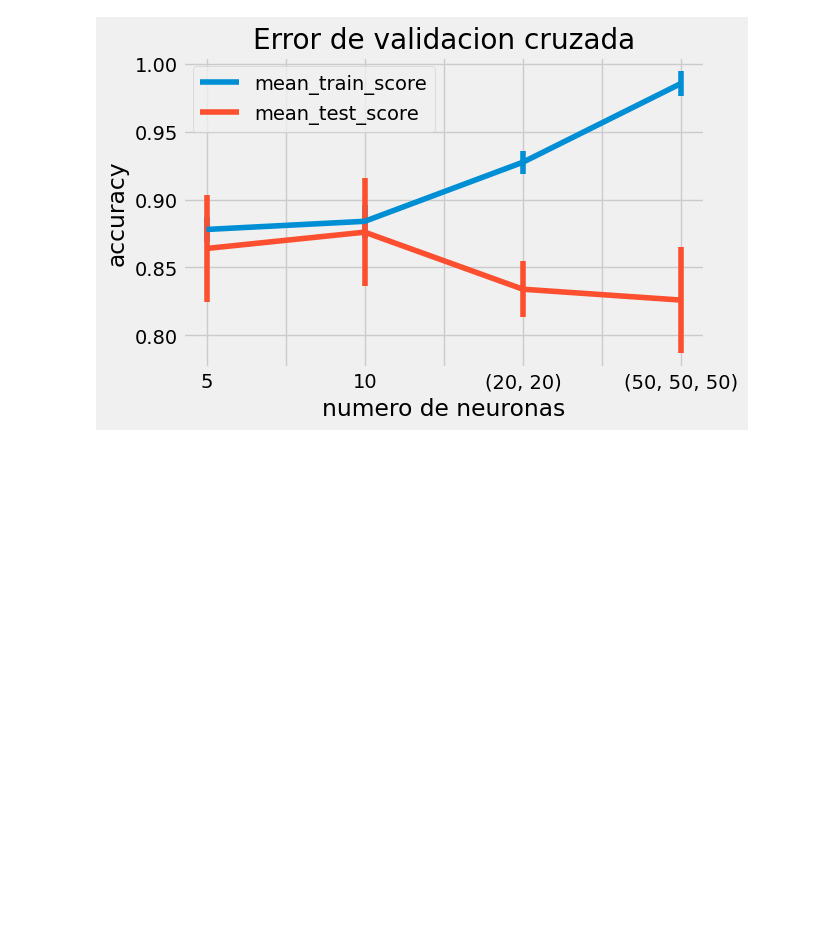
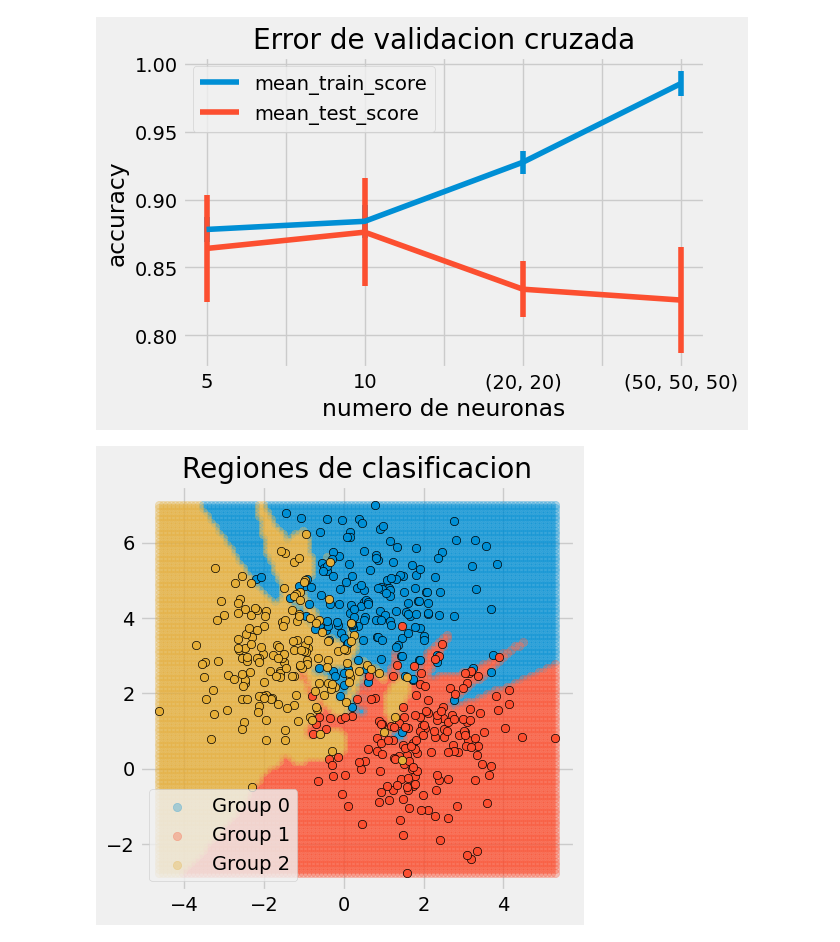
Before and after one commit to Lexie-v2/Goggle-CO, a Jupyter notebook: Lab9_Redes_Neuronales_Vera_V.ipynb, the cells around one changed output. Drawn from its saved outputs; the diff is of its cells as text; code cells hidden in the pictures; blank space fills up the shorter version.

```diff
--- a/Lab9_Redes_Neuronales_Vera_V.ipynb
+++ b/Lab9_Redes_Neuronales_Vera_V.ipynb
@@ -95,7 +95,7 @@ modelo_4 = MLPClassifier(
                random_state = 123
             )
 
-print(modelo_1.fit(X=X, y=y))
+modelo_1.fit(X=X, y=y)
 modelo_2.fit(X=X, y=y)
 modelo_3.fit(X=X, y=y)
 modelo_4.fit(X=X, y=y)
@@ -180,24 +180,60 @@ ax.set_title('Error de validacion cruzada');
 # %% [output]
 [figure]
 # %%
-#Espacio de busueda de cada hiperparametro
+#Espacio de busqueda de cada hiperparametro
 #----------------------------------------------------------------------------------------------------
 param_distributions = {
     'hidden_layer_sizes': [(10), (10, 10), (20, 20,)],
     'alpha': np.logspace(-3, 3, 7),
     'learning_rate_init': [0.001, 0.01, 0.1]
 }
 
 #Busqueda por validacion cruzada
 #----------------------------------------------------------------------------------------------------
 grid = RandomizedSearchCV(
         estimator = MLPClassifier(solver = 'lbfgs', max_iter = 2000),
         param_distributions = param_distributions,
         n_iter = 50, #numero maximo de combnaciones probadas
         scoring    = 'accuracy',
         n_jobs     = multiprocessing.cpu_count() - 1,
         cv         = 3,
         verbose    = 0,
         random_state = 123,
-        refit      = True,
+        return_train_score = True,
 )
+
+grid.fit(X = X, y = y)
+
+#Resultados del grid
+#----------------------------------------------------------------------------------------------------
+resultados = pd.DataFrame(grid.cv_results_)
+resultados.filter(regex = '(param.*|mean_t|std_t)')\
+     .drop(columns = 'params')\
+     .sort_values('mean_test_score', ascending = False)\
+     .head(10)
+
+fig, ax = plt.subplots(1, 1, figsize=(5, 5))
+
+for i in np.unique(predicciones):
+    ax.scatter(
+        x = X_grid[predicciones == i, 0],
+        y = X_grid[predicciones == i, 1],
+        c = plt.rcParams['axes.prop_cycle'].by_key()['color'][i],
+        #marker = 'o',
+        alpha = 0.3,
+        label = f"Group {i}"
+    )
+
+for i in np.unique(y):
+    ax.scatter(
+        x = X[y == i, 0],
+        y = X[y == i, 1],
+        c = plt.rcParams['axes.prop_cycle'].by_key()['color'][i],
+        marker = 'o',
+        edgecolor = 'black'
+    )
+
+ax.set_title('Regiones de clasificacion')
+ax.legend();
+# %% [output]
+[figure, added]
```
Also changed, not shown: parts of 3 cells of this notebook.
